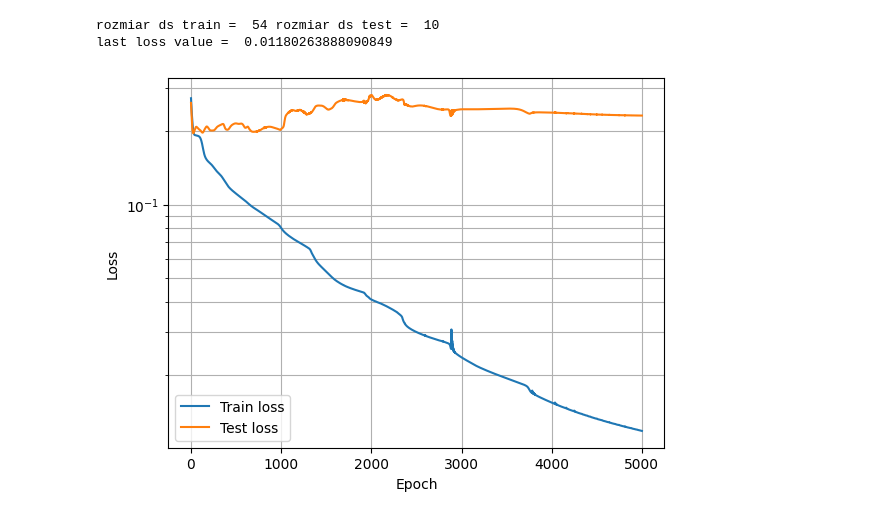
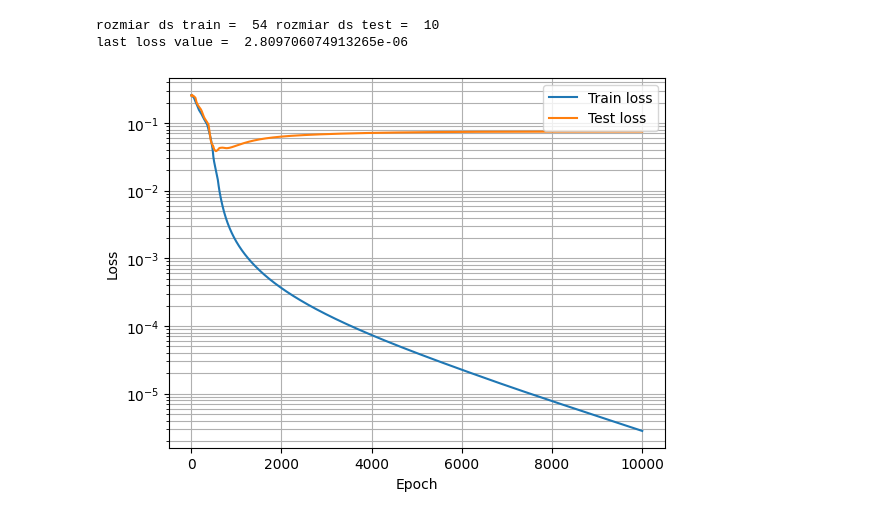
Before and after one commit to ziomek681/MLphys_2026, a Jupyter notebook: 1_Preliminary_problems_neural_network_fundamentals/Addidng.ipynb, the cells around one changed output. Drawn from its saved outputs; the diff is of its cells as text; code cells hidden in the pictures.

```diff
--- a/1_Preliminary_problems_neural_network_fundamentals/Addidng.ipynb
+++ b/1_Preliminary_problems_neural_network_fundamentals/Addidng.ipynb
@@ -184,6 +160,16 @@ def TrainModel(N_epochs, model, X, Y, X_test, Y_test, lr):
         test_loss.append(loss_test.item())
     print("last loss value = ", train_loss[-1])
     print()
+    plt.plot(range(1, len(train_loss) + 1), train_loss, label="Train loss")
+    plt.plot(range(1, len(train_loss) + 1), test_loss, label="Test loss")
+
+    plt.yscale("log")
+    plt.xlabel("Epoch")
+    plt.ylabel("Loss")
+
+    plt.legend()
+    plt.grid(True, which="both")
+    plt.show()
     return train_loss, test_loss, model
 
 def TestModel(model, X, Y):
@@ -205,50 +191,34 @@ def TestModel(model, X, Y):
         print(f"X1:      {X[i, :n].int().tolist()}")
         print(f"X2:      {X[i, n:].int().tolist()}")
         print(f"Y:       {Y[i].int().tolist()}")
-        print(f"Y_pred:  {Y_pred[i].tolist()}")
+        print(f"Y_pred:  {[f'{x:.2f}' for x in Y_pred[i].tolist()]}")
         print()
 # %%
+TrainAdding = True
+
 n = 3 #all input bits
 m = 2 #trained input bits
 k = 0.8 #additional elements from test ds moved to train ds
 
 X_train, Y_add_train, Y_mul_train, X_test, Y_add_test, Y_mul_test = Create_dataset(n, m, k)
 
 print("rozmiar ds train = ", len(X_train), "rozmiar ds test = ", len(X_test))
-'''
-print(X1_full)
-print(X2_full)
-print(X_full)
-print(X_test)
-print(X_train)
-print(Y_add_full)
-print(Y_mul_full)
-'''
-
-
 
 # define model and learnig scheme
-model_add = MLP(input_size=2*n, hidden_sizes=[2*n, 2*n], output_size=n+1)
-model_mul = MLP(input_size=2*n, hidden_sizes=[2*n, 2*n, 2*n], output_size=2*n)
+model = MLP(input_size=2*n, hidden_sizes=[3*n, 3*n], output_size=n+1)
 
 # train
-loss, test_loss, model_mul = TrainModel(5000, model_mul, X_train, Y_mul_train, X_test, Y_mul_test, 1e-2)
-
-plt.plot(range(1, len(loss) + 1), loss, label="Train loss")
-plt.plot(range(1, len(loss) + 1), test_loss, label="Test loss")
-
-plt.yscale("log")
-plt.xlabel("Epoch")
-plt.ylabel("Loss")
-
-plt.legend()
-plt.grid(True, which="both")
-plt.show()
-
-TestModel(model_mul, X_test, Y_mul_test)
-
-TestModel(model_mul, X_train, Y_mul_train)
+Epochs = 10000
+lr = 1e-2
+if TrainAdding == True:
+    loss, test_loss, model = TrainModel(Epochs, model, X_train, Y_add_train, X_test, Y_add_test, lr)
+    TestModel(model, X_test, Y_add_test)
+    TestModel(model, X_train, Y_add_train)
+else:
+    loss, test_loss, model = TrainModel(Epochs, model, X_train, Y_mul_train, X_test, Y_mul_test, lr)
+    TestModel(model, X_test, Y_mul_test)
+    TestModel(model, X_train, Y_mul_train)
 # %% [output]
 rozmiar ds train =  54 rozmiar ds test =  10
-last loss value =  0.01180263888090849
+last loss value =  2.809706074913265e-06
-[figure, old version]
+[figure, new version]
```
Also changed, not shown: parts of 2 cells of this notebook, 2 other files.
